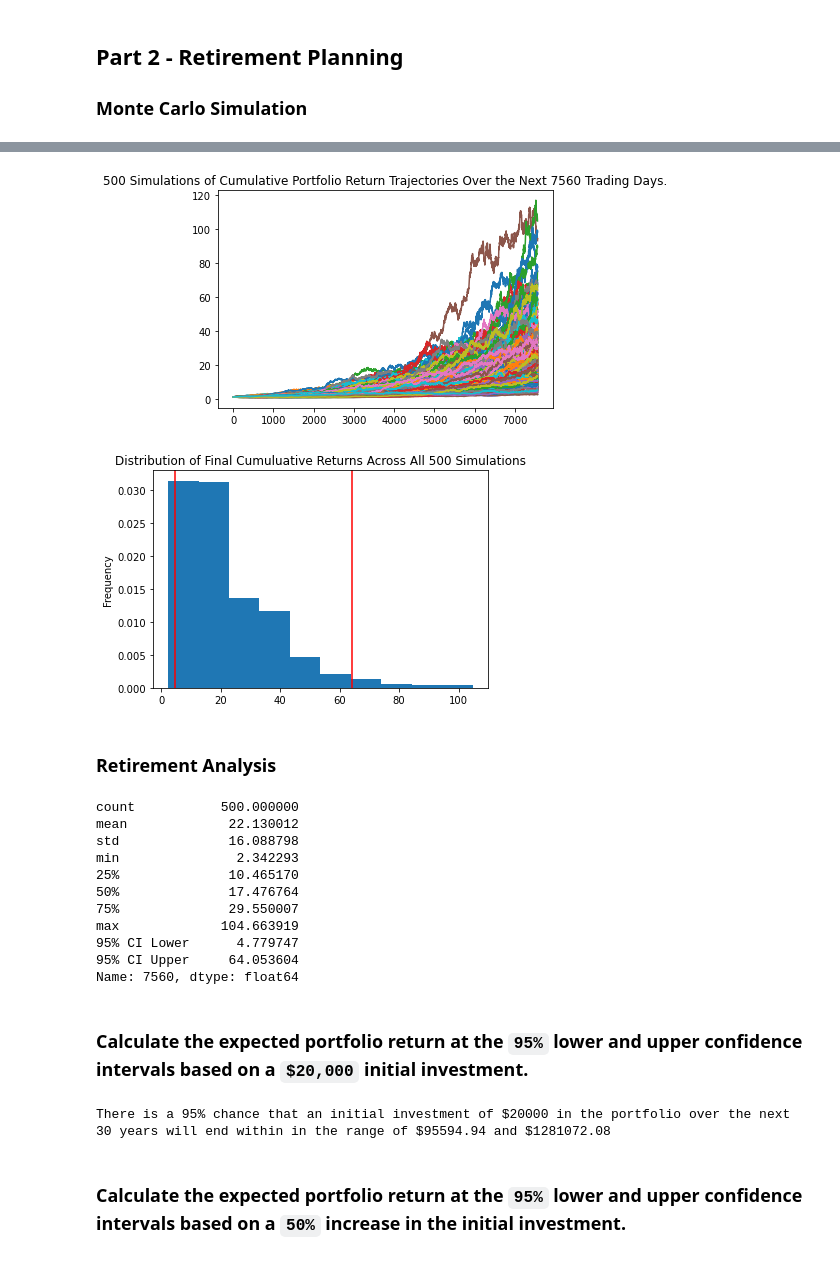
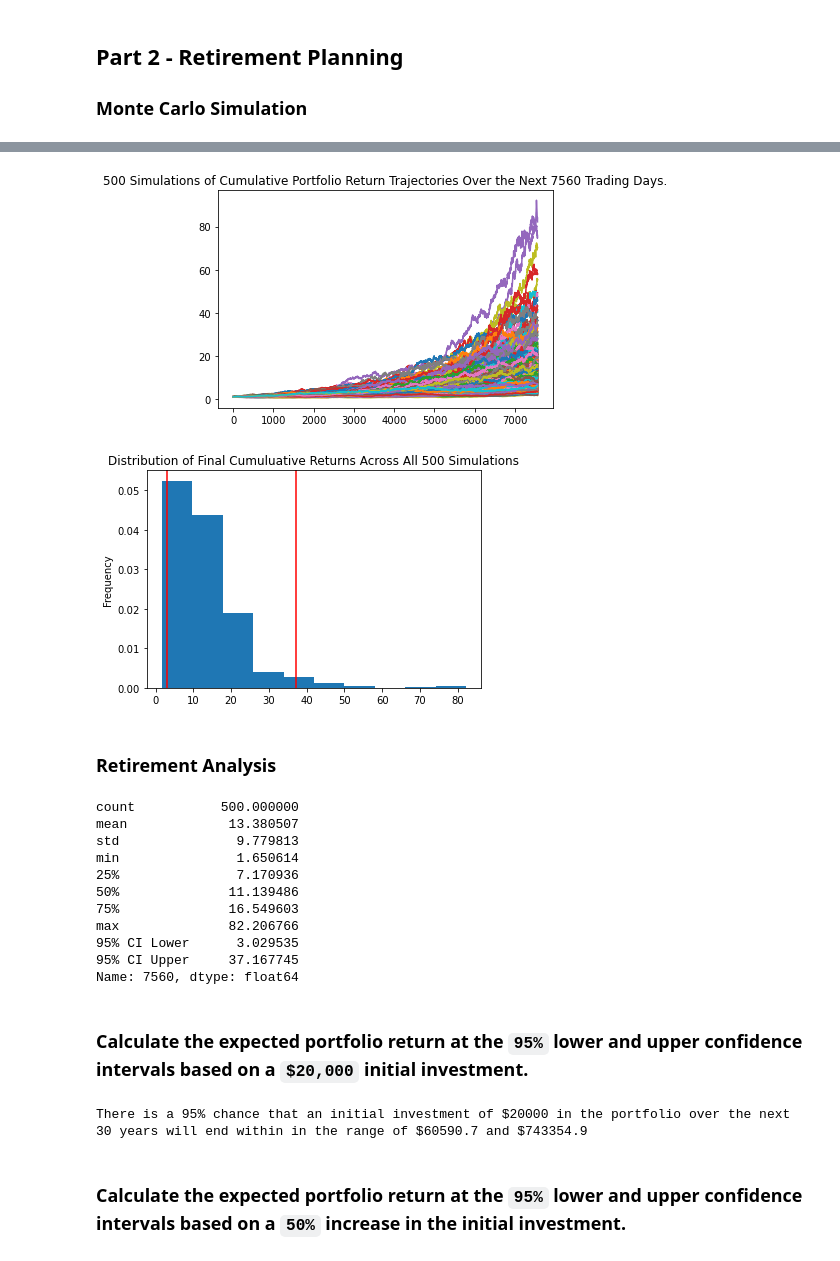
Before and after one commit to gokhanunal34/apiApplicationsWithPython, a Jupyter notebook: financial-planner.ipynb, the cells around one changed output, grey strips where cells are left out. Saved outputs shown, nothing was run; the diff lists cells and outputs as text; code cells hidden in the pictures.

```diff
--- a/financial-planner.ipynb
+++ b/financial-planner.ipynb
@@ -226,20 +226,34 @@ Congratulations! You have enough money in your savings account!
 # %%
 # Set start and end dates of five years back from today.
 # Sample results may vary from the solution based on the time frame chosen
-start_date = pd.Timestamp('2016-05-01', tz='America/New_York').isoformat()
-end_date = pd.Timestamp('2021-05-01', tz='America/New_York').isoformat()
+start_date = pd.Timestamp('2017-04-01', tz='America/New_York').isoformat()
+end_date = pd.Timestamp('2022-04-01', tz='America/New_York').isoformat()
 # %%
 # Get 5 years' worth of historical data for SPY and AGG
-# YOUR CODE HERE!
-
-# Reorganize the DataFrame
-# Separate ticker data
-# YOUR CODE HERE!
 
 
+df_stock_data = alpaca.get_bars(
+    tickers,
+    timeframe,
+    start=start_date,
+    end=end_date
+).df
+
+df_stock_data
+# Reorganize the DataFrame
+#df_stock_data = df_stock_data.drop('symbol', axis=1)
+
+df_stock_data
+
+# Separate ticker data
+AGG = df_stock_data[df_stock_data['symbol'] == 'AGG']. drop('symbol', axis=1)
+SPY = df_stock_data[df_stock_data['symbol'] == 'SPY']. drop('symbol', axis=1)
+#SPY
+#AGG
 # Concatenate the ticker DataFrames
-# YOUR CODE HERE!
+
+df_new_stock_data = pd.concat([AGG,SPY], axis=1, keys=['AGG','SPY'])
 
 # Display sample data
-df_stock_data.head()
+df_new_stock_data.head()
 # %% [output]
@@ -246,0 +268,8 @@ NameError: name 'df_stock_data' is not defined
+# %%
+# Configuring a Monte Carlo simulation to forecast 30 years cumulative returns
+MC_thirty_years = MCSimulation(
+    portfolio_data = df_new_stock_data,
+    weights = [.40,.60],
+    num_simulation = 500,       #500 runs
+    num_trading_days = 252*30   #30 years
+)
@@ -296,32 +333,31 @@ Running Monte Carlo simulation number 490.
 # %%
 # Plot simulation outcomes
-# YOUR CODE HERE!
+plot = MC_thirty_years.plot_simulation()
 # %% [output]
-[figure, old version]
+[figure, new version]
 # %%
 # Plot probability distribution and confidence intervals
-# YOUR CODE HERE!
+probability_dist_chart = MC_thirty_years.plot_distribution()
 # %% [output]
-[figure, old version]
+[figure, new version]
 # %% [markdown]
 ### Retirement Analysis
 # %%
 # Fetch summary statistics from the Monte Carlo simulation results
-# YOUR CODE HERE!
-
+summary_stats = MC_thirty_years.summarize_cumulative_return()
 # Print summary statistics
-# YOUR CODE HERE!
+print(summary_stats)
 # %% [output]
 count           500.000000
-mean             22.130012
-std              16.088798
-min               2.342293
-25%              10.465170
-50%              17.476764
-75%              29.550007
-max             104.663919
-95% CI Lower      4.779747
-95% CI Upper     64.053604
+mean             13.380507
+std               9.779813
+min               1.650614
+25%               7.170936
+50%              11.139486
+75%              16.549603
+max              82.206766
+95% CI Lower      3.029535
+95% CI Upper     37.167745
 Name: 7560, dtype: float64
 # %% [markdown]
 ### Calculate the expected portfolio return at the `95%` lower and upper confidence intervals based on a `$20,000` initial investment.
@@ -330,14 +366,14 @@ Name: 7560, dtype: float64
 initial_investment = 20000
 
 # Use the lower and upper `95%` confidence intervals to calculate the range of the possible outcomes of our $20,000
-# YOUR CODE HERE!
-
+ci_lower = round(summary_stats[8]*initial_investment,2)
+ci_upper = round(summary_stats[9]*initial_investment,2)
 # Print results
 print(f"There is a 95% chance that an initial investment of ${initial_investment} in the portfolio"
       f" over the next 30 years will end within in the range of"
       f" ${ci_lower} and ${ci_upper}")
 # %% [output]
-There is a 95% chance that an initial investment of $20000 in the portfolio over the next 30 years will end within in the range of $95594.94 and $1281072.08
+There is a 95% chance that an initial investment of $20000 in the portfolio over the next 30 years will end within in the range of $60590.7 and $743354.9
 # %% [markdown]
 ### Calculate the expected portfolio return at the `95%` lower and upper confidence intervals based on a `50%` increase in the initial investment.
 # %%
```
Also changed, not shown: parts of 13 cells of this notebook, 1 other file.
